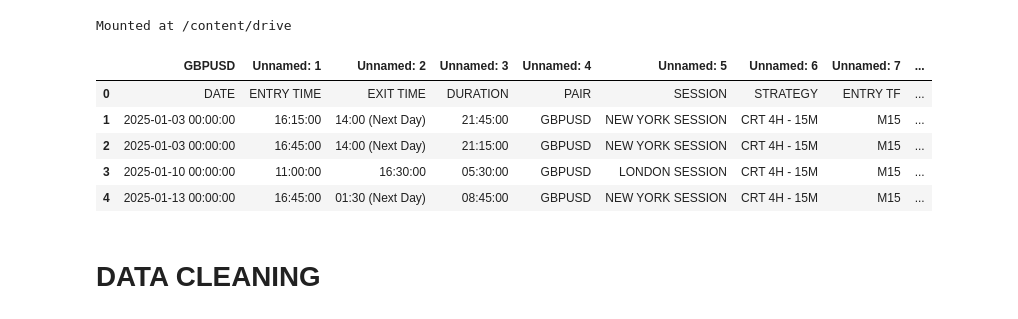
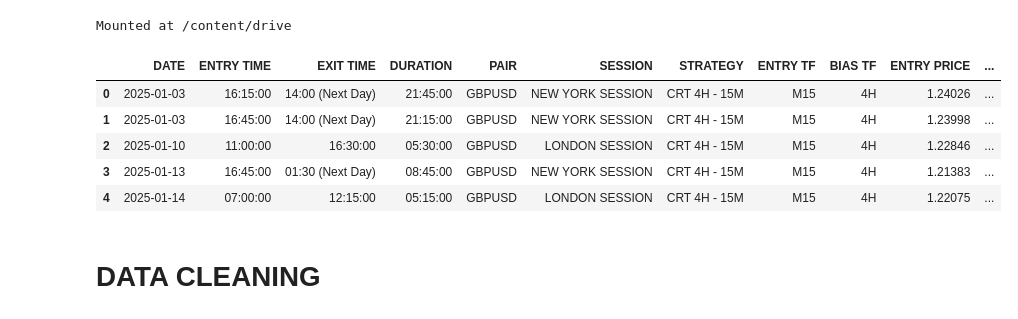
Before and after one commit to CodeAlamin2024/DataScience-Project, a Jupyter notebook: DSA210_CRT_PROJECT.ipynb, the cells around one changed output. Saved outputs shown, nothing was run; the diff lists cells and outputs as text; code cells hidden in the pictures.

```diff
--- a/DSA210_CRT_PROJECT.ipynb
+++ b/DSA210_CRT_PROJECT.ipynb
@@ -33,17 +41,17 @@ Mounted at /content/drive
 # %%
 DATA_PATH = "/content/drive/MyDrive/GBPUSD CRT H4 - M15 BKTST DATA.xlsx"
 DATE_COL = "DATE"
 SHEET_NAME = None
 
-df_raw = pd.read_excel(DATA_PATH, sheet_name=0)
+df_raw = pd.read_excel(DATA_PATH, sheet_name=0, header=1)
 df_raw.head()
 # %% [output]
-|  | GBPUSD | Unnamed: 1 | Unnamed: 2 | Unnamed: 3 | Unnamed: 4 | Unnamed: 5 | Unnamed: 6 | Unnamed: 7 | ... |
-| 0 | DATE | ENTRY TIME | EXIT TIME | DURATION | PAIR | SESSION | STRATEGY | ENTRY TF | ... |
-| 1 | 2025-01-03 00:00:00 | 16:15:00 | 14:00 (Next Day) | 21:45:00 | GBPUSD | NEW YORK SESSION | CRT 4H - 15M | M15 | ... |
-| 2 | 2025-01-03 00:00:00 | 16:45:00 | 14:00 (Next Day) | 21:15:00 | GBPUSD | NEW YORK SESSION | CRT 4H - 15M | M15 | ... |
-| 3 | 2025-01-10 00:00:00 | 11:00:00 | 16:30:00 | 05:30:00 | GBPUSD | LONDON SESSION | CRT 4H - 15M | M15 | ... |
-| 4 | 2025-01-13 00:00:00 | 16:45:00 | 01:30 (Next Day) | 08:45:00 | GBPUSD | NEW YORK SESSION | CRT 4H - 15M | M15 | ... |
+|  | DATE | ENTRY TIME | EXIT TIME | DURATION | PAIR | SESSION | STRATEGY | ENTRY TF | BIAS TF | ENTRY PRICE | ... |
+| 0 | 2025-01-03 | 16:15:00 | 14:00 (Next Day) | 21:45:00 | GBPUSD | NEW YORK SESSION | CRT 4H - 15M | M15 | 4H | 1.24026 | ... |
+| 1 | 2025-01-03 | 16:45:00 | 14:00 (Next Day) | 21:15:00 | GBPUSD | NEW YORK SESSION | CRT 4H - 15M | M15 | 4H | 1.23998 | ... |
+| 2 | 2025-01-10 | 11:00:00 | 16:30:00 | 05:30:00 | GBPUSD | LONDON SESSION | CRT 4H - 15M | M15 | 4H | 1.22846 | ... |
+| 3 | 2025-01-13 | 16:45:00 | 01:30 (Next Day) | 08:45:00 | GBPUSD | NEW YORK SESSION | CRT 4H - 15M | M15 | 4H | 1.21383 | ... |
+| 4 | 2025-01-14 | 07:00:00 | 12:15:00 | 05:15:00 | GBPUSD | LONDON SESSION | CRT 4H - 15M | M15 | 4H | 1.22075 | ... |
 # %% [markdown]
 # **DATA CLEANING**
 # %%
```
Also changed, not shown: parts of 8 cells of this notebook.
